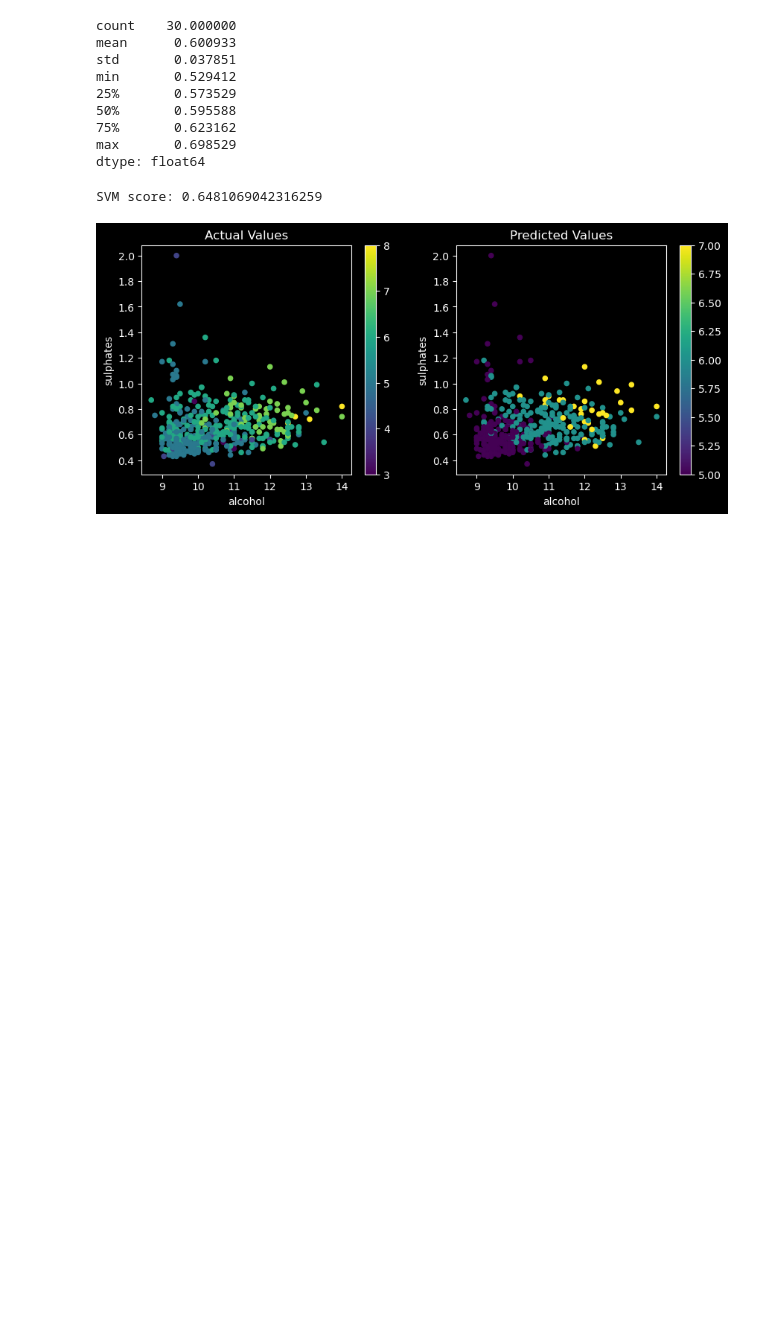
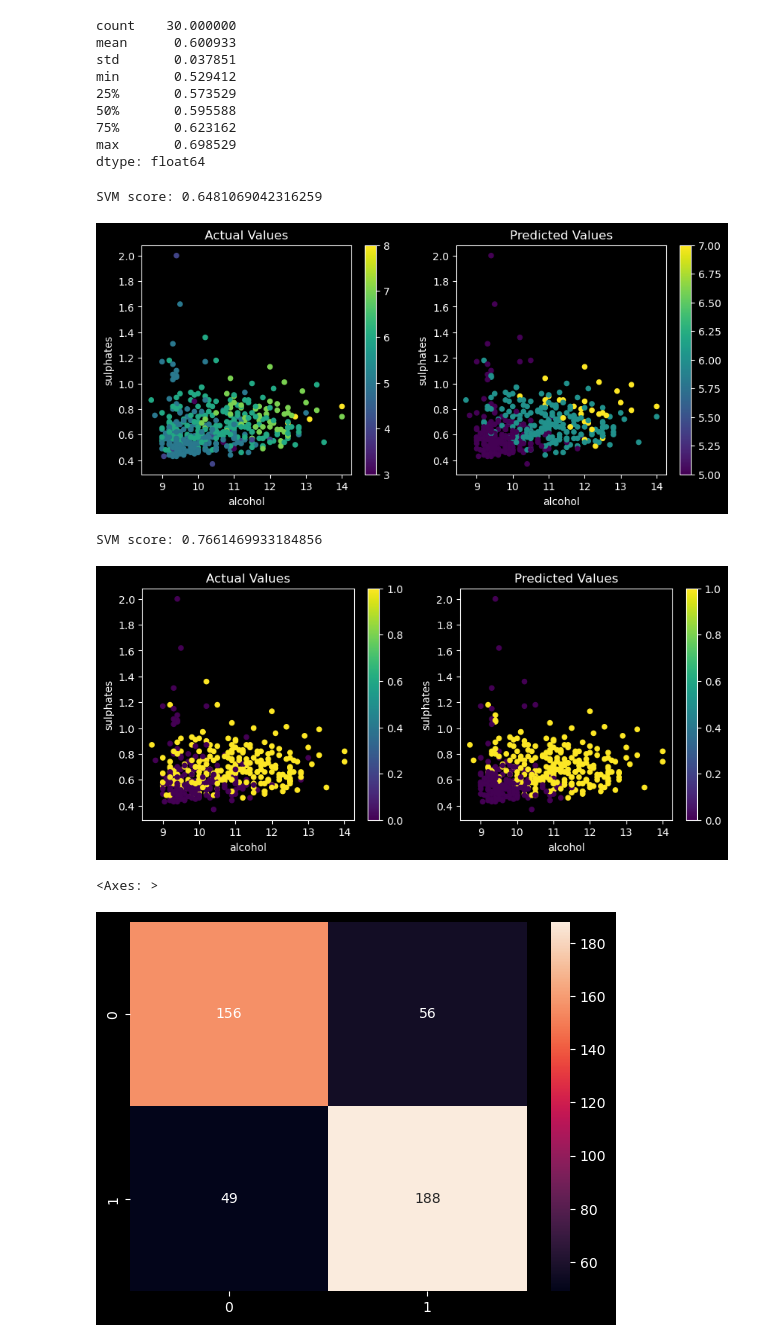
Before and after one commit to ZachParent/mai-pre-work, a Jupyter notebook: uci_wine_regression/uci_wine_regression_zachparent.ipynb, the cells around one changed output. Cells and saved outputs as stored; diff of their text form; code cells hidden in the pictures; blank space fills up the shorter version.

Commit message:
add a step to split on >=6 quality wine

```diff
--- a/uci_wine_regression/uci_wine_regression_zachparent.ipynb
+++ b/uci_wine_regression/uci_wine_regression_zachparent.ipynb
@@ -178,3 +178,26 @@ axs[1].set_title("Predicted Values")
 plt.show()
 # %% [output]
 [figure]
+# %%
+X = df.drop("quality", axis=1).copy()
+y = df["quality"].copy()
+y.loc[y < 6] = 0
+y.loc[y >= 6] = 1
+y.value_counts()
+
+X_train, X_test, y_train, y_test = train_test_split(X, y, test_size=0.33, random_state=random_state)
+pipeline.fit(X_train, y_train)
+print(f"SVM score: {pipeline.score(X_test, y_test)}")
+fig, axs = plt.subplots(1, 2, figsize=(10, 4))
+X_test.plot.scatter(x="alcohol", y="sulphates", c=y_test, cmap="viridis", ax=axs[0])
+axs[0].set_title("Actual Values")
+X_test.plot.scatter(x="alcohol", y="sulphates", c=pipeline.predict(X_test), cmap="viridis", ax=axs[1])
+axs[1].set_title("Predicted Values")
+plt.show()
+
+sns.heatmap(confusion_matrix(y_test, pipeline.predict(X_test)), annot=True, fmt="d")
+# %% [output]
+SVM score: 0.7661469933184856
+[figure, added]
+<Axes: >
+[figure, added]
```
Also changed, not shown: parts of 1 cell of this notebook.
